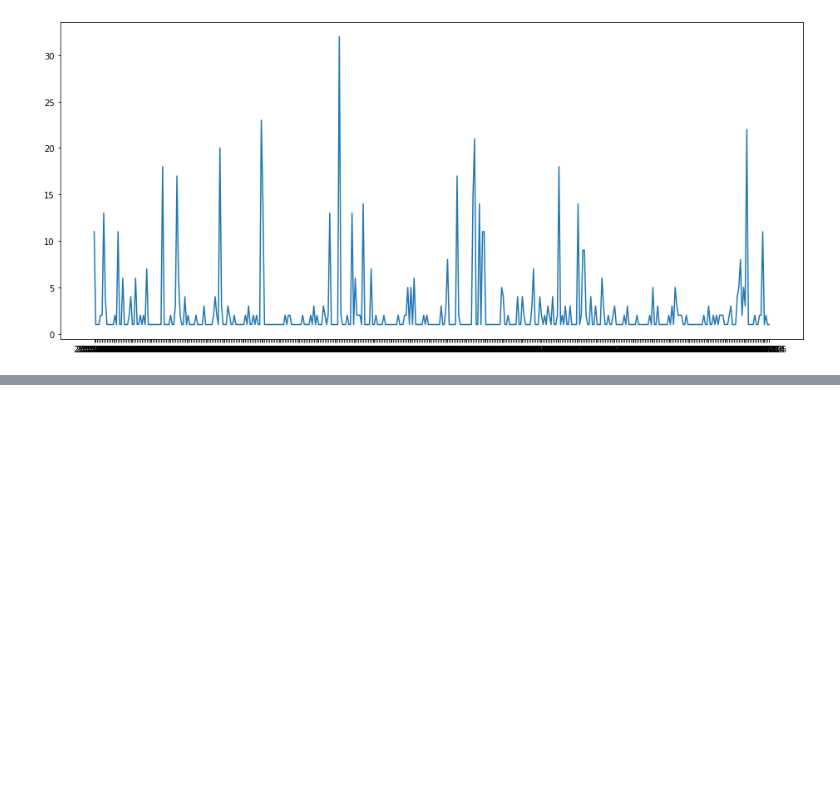
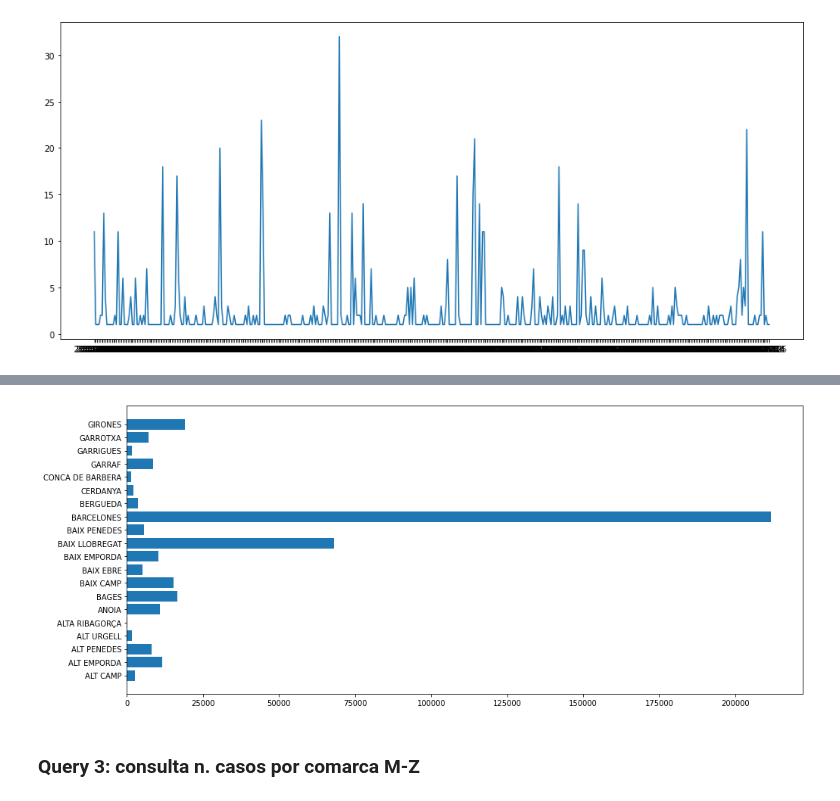
Before and after one commit to meszon/sd_practice2, a Jupyter notebook: notebook.ipynb, the cells around one changed output, grey strips where cells are left out. Cells and saved outputs as stored; diff of their text form; code cells hidden in the pictures; blank space fills up the shorter version.

Commit message:
consultas notebook

```diff
--- a/notebook.ipynb
+++ b/notebook.ipynb
@@ -53,0 +71,3 @@ graph_plot(query, 'TipusCasData', 'NumCasos')
+# %%
+fexec.call_async(getData, "SELECT SUM(NumCasos) AS TotalCasos, ComarcaDescripcio FROM database WHERE ComarcaDescripcio < 'L%'  GROUP BY ComarcaDescripcio")
+query = fexec.get_result()
@@ -53,0 +81,8 @@ graph_plot(query, 'TipusCasData', 'NumCasos')
+# %%
+fig, ax = plt.subplots(figsize=(16, 7))
+ax.barh(query['ComarcaDescripcio'], query['TotalCasos'])
+plt.show()
+# %% [output]
+[figure, added]
+# %% [markdown]
+### Query 3: consulta n. casos por comarca M-Z
```
Also changed, not shown: parts of 14 cells of this notebook, 1 other file.
